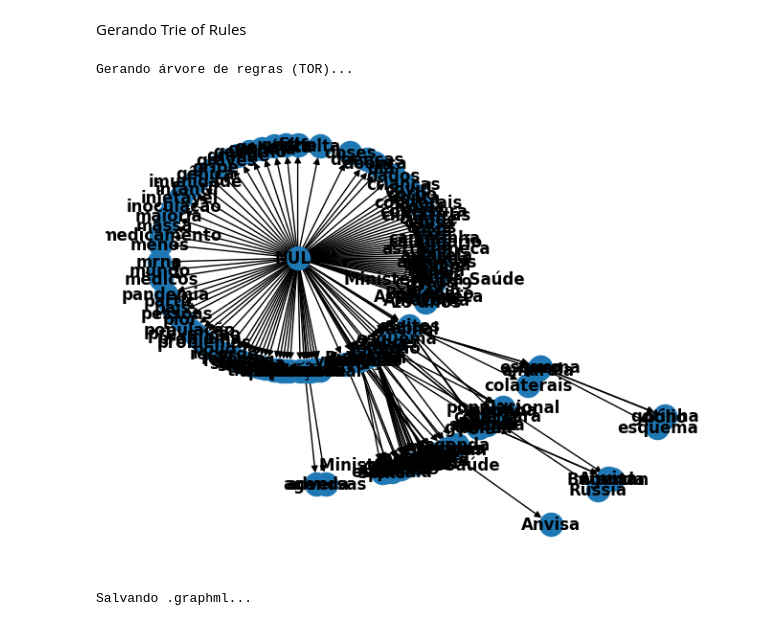
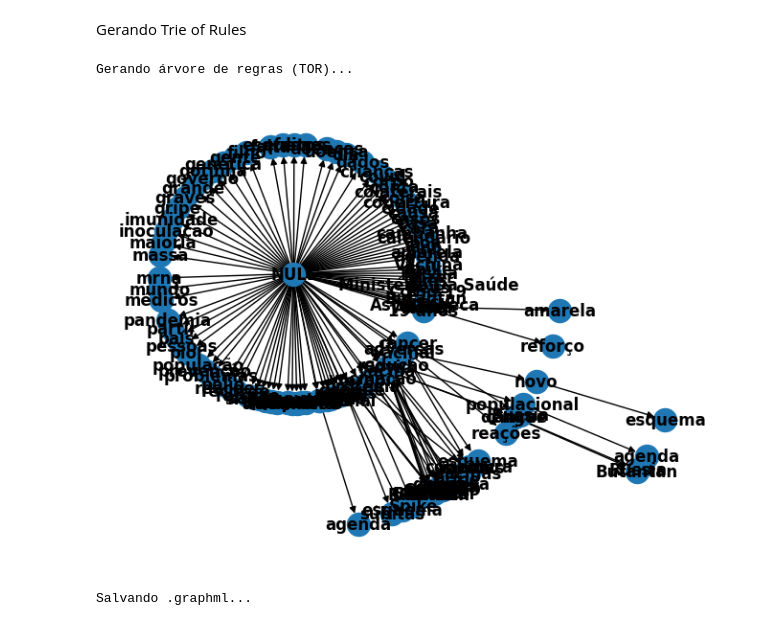
Before and after one commit to luiza-bolonha/Pre-Processing-ToR, a Jupyter notebook: main_social_media.ipynb, the cells around one changed output. Saved outputs shown, nothing was run; the diff lists cells and outputs as text; code cells hidden in the pictures.

```diff
--- a/main_social_media.ipynb
+++ b/main_social_media.ipynb
@@ -8,7 +8,7 @@ import utils.pre_processing_social_media as psm
 
 importlib.reload(psm)
 
-file = "vacinal_2025_jan"
+file = "vacinal_2025_01"
 
 input_file = "process_datasets/" + file + ".csv"
 
@@ -22,21 +22,21 @@ Gerando Trie of Rules
 # %%
 from trieofrules import trieofrules
 
 #supported algorithms: FP-max, FP-growth, Apriori
 alg = 'Apriori'
 #alg = 'FP-max'
-min_support = 0.01
+min_support = 0.012
 
 file_name = f"{file}_{alg}_{min_support}"
 output_file = f"outputs/{file_name}.graphml"
 
 # 2. Gera o TOR (Trie of Rules) a partir dos dados
 print("Gerando árvore de regras (TOR)...")
 TOR = trieofrules(data=pre_processing_result, alg=alg, min_support=min_support)
 TOR.draw()
 # %% [output]
 Gerando árvore de regras (TOR)...
-[figure, old version]
+[figure, new version]
 # %%
 # 3. Salva a visualização e estrutura como .graphml
 print("Salvando .graphml...")
```
Also changed, not shown: parts of 9 cells of this notebook, 25 other files.
